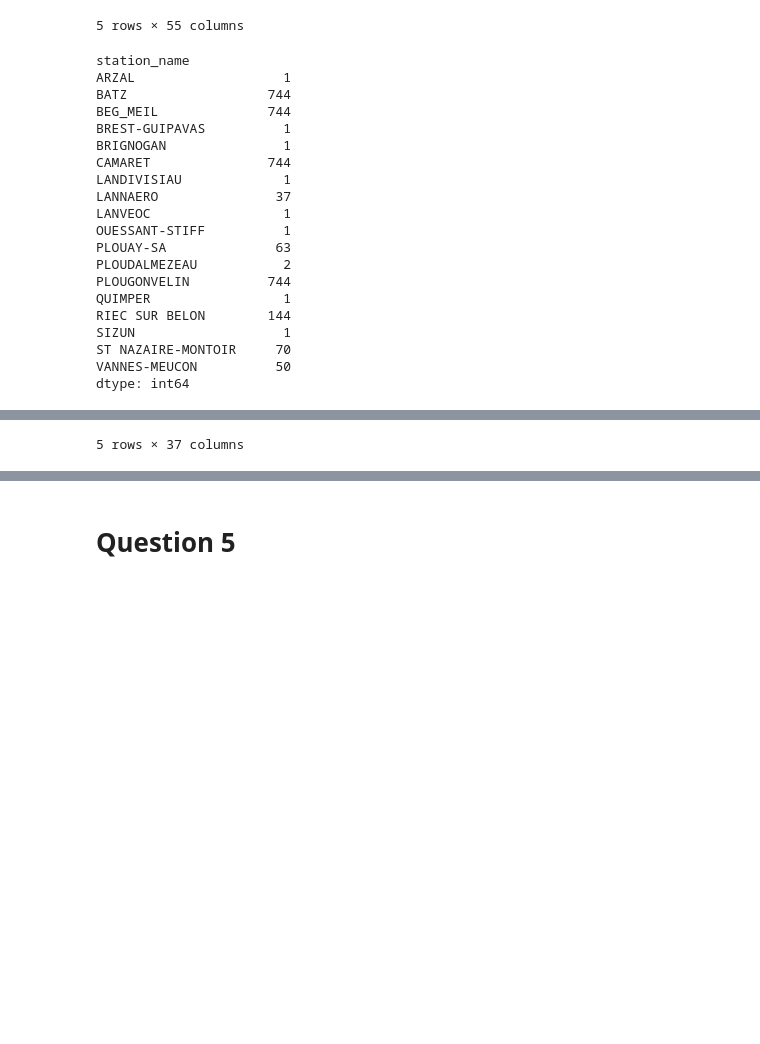
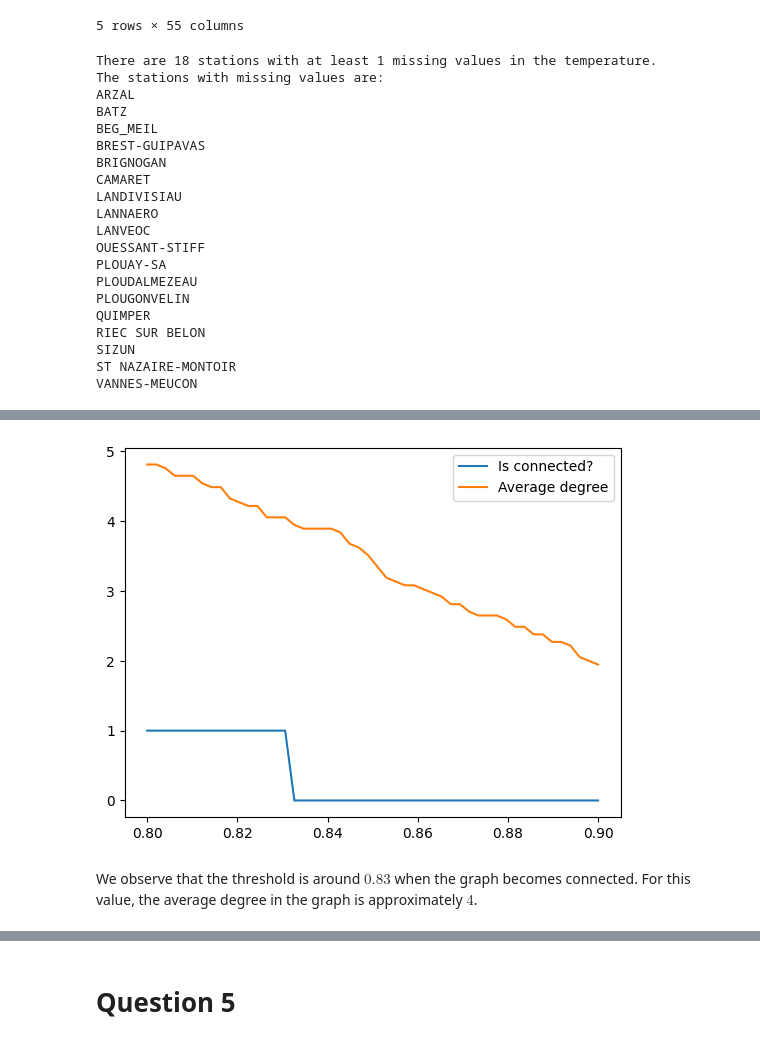
Before and after one commit to victorgalmiche/TimeSeries-TP3, a Jupyter notebook: Assignment 3.ipynb, the cells around one changed output, grey strips where cells are left out. Cells and saved outputs as stored; diff of their text form; code cells hidden in the pictures; blank space fills up the shorter version.

```diff
--- a/Assignment 3.ipynb
+++ b/Assignment 3.ipynb
@@ -140,29 +142,53 @@ temperature_df.head()
 5 rows × 55 columns
 # %%
 missing_values_series = temperature_df.isna().sum(axis=0)
-print(missing_values_series[missing_values_series>0])
+
+print(f'There are {len(missing_values_series[missing_values_series>0])} stations with at least 1 missing values in the temperature.')
+print('The stations with missing values are:')
+for station in missing_values_series[missing_values_series>0].index:
+    print(station)
 # %% [output]
-station_name
-ARZAL                   1
-BATZ                  744
-BEG_MEIL              744
-BREST-GUIPAVAS          1
-BRIGNOGAN               1
-CAMARET               744
-LANDIVISIAU             1
-LANNAERO               37
-LANVEOC                 1
-OUESSANT-STIFF          1
-PLOUAY-SA              63
-PLOUDALMEZEAU           2
-PLOUGONVELIN          744
-QUIMPER                 1
-RIEC SUR BELON        144
-SIZUN                   1
-ST NAZAIRE-MONTOIR     70
-VANNES-MEUCON          50
-dtype: int64
+There are 18 stations with at least 1 missing values in the temperature.
+The stations with missing values are:
+ARZAL
+BATZ
+BEG_MEIL
+BREST-GUIPAVAS
+BRIGNOGAN
+CAMARET
+LANDIVISIAU
+LANNAERO
+LANVEOC
+OUESSANT-STIFF
+PLOUAY-SA
+PLOUDALMEZEAU
+PLOUGONVELIN
+QUIMPER
+RIEC SUR BELON
+SIZUN
+ST NAZAIRE-MONTOIR
+VANNES-MEUCON
 # %%
-temperature_df_cleaned = temperature_df.dropna(axis=1)
-temperature_df_cleaned.head()
+temperature_df_cleaned = temperature_df.dropna(axis=1)  # We remove stations with missing values (There are 37 columns left)
+stations_df_cleaned = stations_df[stations_df['Nom'].isin(temperature_df_cleaned.columns)] # In the stations dataframe, we also only keep the stations left
+
+# Computation of the distance matrix using the code of the TP3
+stations_np = stations_df_cleaned[["Longitude", "Latitude"]].to_numpy()
+dist_mat_condensed = pdist(stations_np, metric=get_geodesic_distance)
+
+# Construction of the graph with exponential smoothing using the code of the TP3
+sigma = np.median(dist_mat_condensed)  # median heuristic
+threshold_values = np.linspace(0.8, 0.9)
+connected = []
+mean_degree = []
+for threshold in threshold_values:
+    adjacency_matrix = squareform(get_exponential_similarity(dist_mat_condensed, sigma, threshold))
+    G = graphs.Graph(adjacency_matrix)
+    connected.append(is_connected(G))
+    mean_degree.append(2*G.Ne/G.N)
+
+plt.plot(threshold_values, np.array(connected, dtype=float), label='Is connected?')
+plt.plot(threshold_values, mean_degree, label='Average degree')
+plt.legend()
+plt.show()
 # %% [output]
@@ -176 +195,3 @@ temperature_df_cleaned.head()
-5 rows × 37 columns
+[figure, added]
+# %% [markdown]
+We observe that the threshold is around $0.83$ when the graph becomes connected. For this value, the average degree in the graph is approximately $4$.
```
Also changed, not shown: parts of 4 cells of this notebook.
